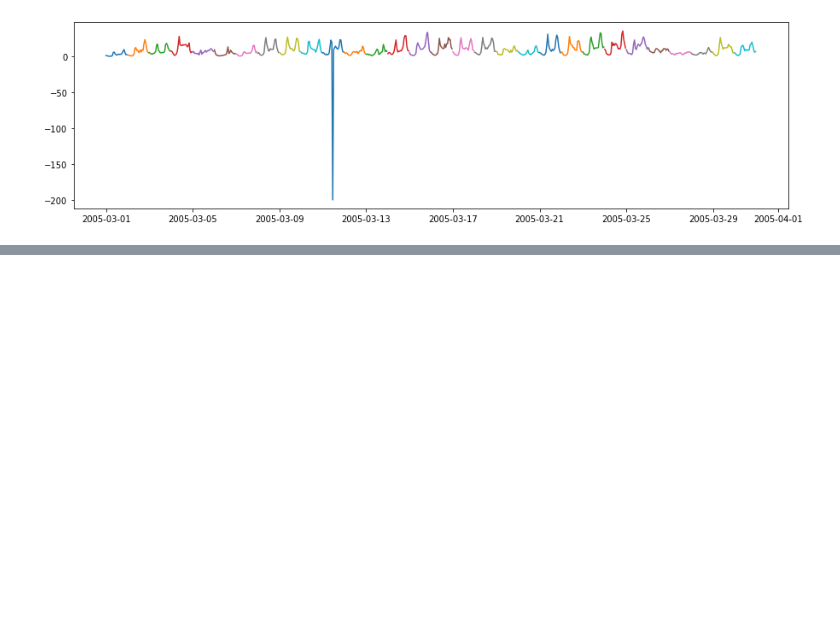
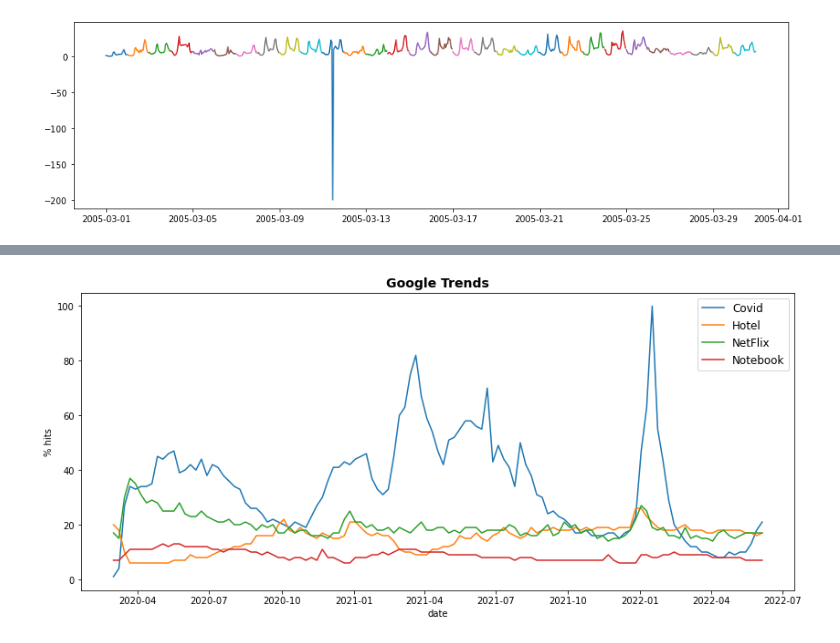
Before and after one commit to Rogerio-mack/Temporal, a Jupyter notebook: data_sources.ipynb, the cells around one changed output, grey strips where cells are left out. Cells and saved outputs as stored; diff of their text form; code cells hidden in the pictures; blank space fills up the shorter version.

```diff
--- a/data_sources.ipynb
+++ b/data_sources.ipynb
@@ -1404,0 +1406,5 @@ plt.show()
+# %%
+# Este código apenas instala o pacotes para buscar dados do Google Trends e você pode querer empregá-lo para fazer suas próprias pesquisas.
+!pip install pytrends
+from pytrends.request import TrendReq
+pytrend = TrendReq()
@@ -1404,0 +1425,5 @@ plt.show()
+# %%
+pytrend.build_payload(kw_list=['Covid','Hotel','NetFlix','Notebook'], cat=0, timeframe='2020-02-25 2022-06-10', geo='BR')
+trends = pytrend.interest_over_time()
+
+trends.head()
@@ -1404,0 +1438,20 @@ plt.show()
+# %%
+fig, ax = plt.subplots(figsize=(14,6))
+
+# Gráficos
+ax.plot(trends.index, trends.Covid, label='Covid')
+ax.plot(trends.index, trends.Hotel, label='Hotel')
+ax.plot(trends.index, trends.NetFlix, label='NetFlix')
+ax.plot(trends.index, trends.Notebook, label='Notebook')
+
+# Anotações
+from datetime import datetime
+
+ax.set_title('Google Trends', fontsize=14, weight='bold')
+ax.set_xlabel("date")
+ax.set_ylabel("% hits")
+
+ax.legend(fontsize=12)
+plt.show()
+# %% [output]
+[figure, added]
```
Also changed, not shown: parts of 24 cells of this notebook.
